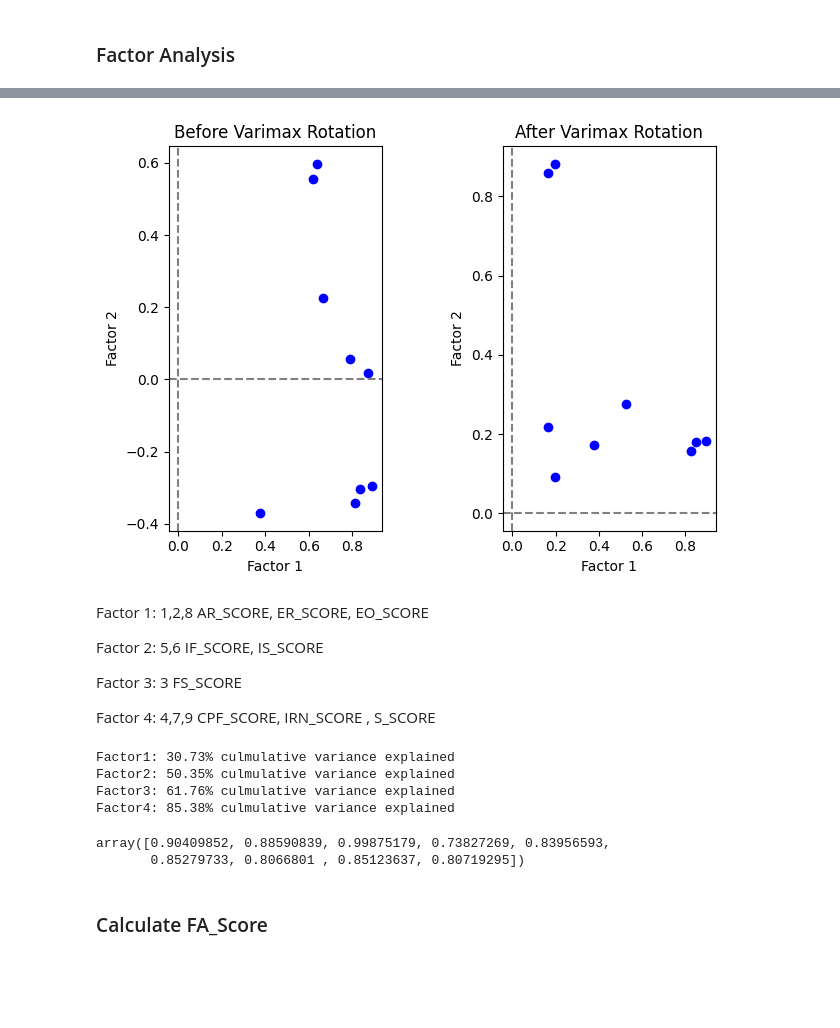
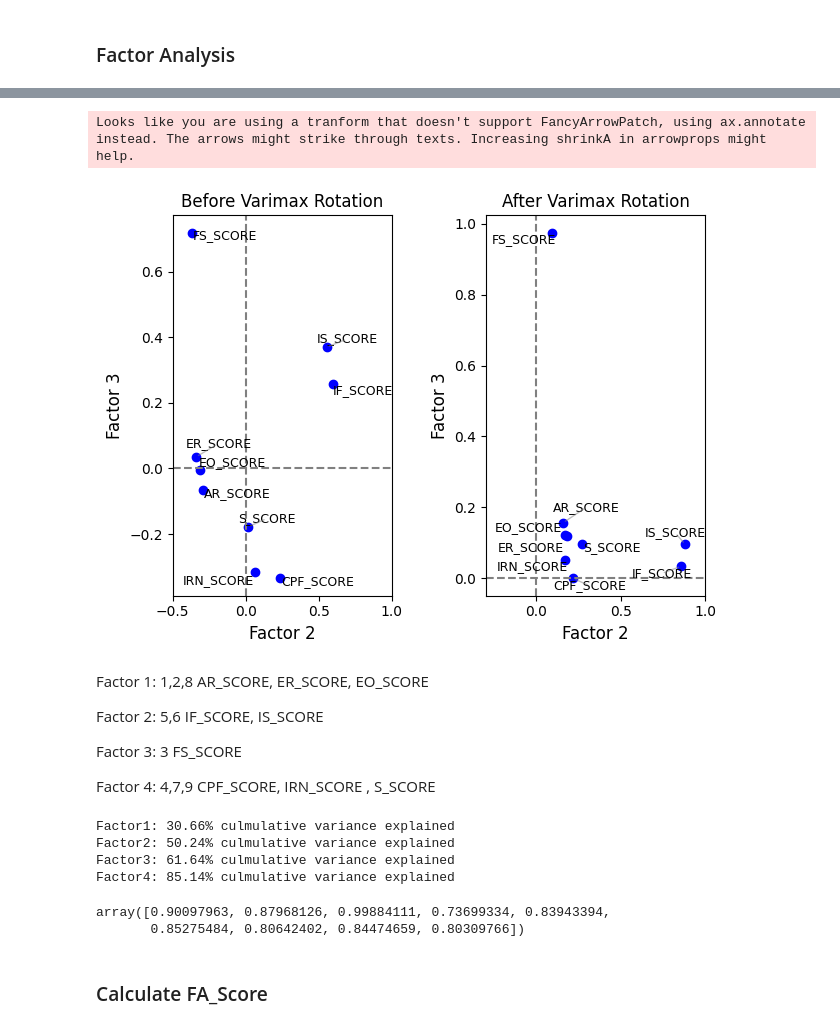
Before and after one commit to GZElysia/uni_ranking_analysis, a Jupyter notebook: Model_Construction_QS.ipynb, the cells around one changed output, grey strips where cells are left out. Cells and saved outputs as stored; diff of their text form; code cells hidden in the pictures; blank space fills up the shorter version.

```diff
--- a/Model_Construction_QS.ipynb
+++ b/Model_Construction_QS.ipynb
@@ -15,5 +45,17 @@ import seaborn as sns
 # %%
-data = pd.read_csv("datasets/imputed_data_QS.csv")
+data1 = pd.read_csv("datasets\imputed_data_QS_RF.csv")
+data2 = pd.read_csv("datasets\imputed_data_QS_XGB.csv")
+data2_sub = data2[['Institution Name', 'Year', 'IRN_SCORE', 'EO_SCORE', 'S_SCORE']]
+# 进行合并
+merged_df = pd.merge(data1, data2_sub, on=['Institution Name', 'Year'], how='left')
+# 计算平均值并创建新列
+merged_df['IRN_SCORE'] = (merged_df['IRN_SCORE_x'] + merged_df['IRN_SCORE_y']) / 2
+merged_df['EO_SCORE']  = (merged_df['EO_SCORE_x']  + merged_df['EO_SCORE_y'])  / 2
+merged_df['S_SCORE']   = (merged_df['S_SCORE_x']   + merged_df['S_SCORE_y'])   / 2
+merged_df.drop(columns=['IRN_SCORE_x', 'IRN_SCORE_y',
+                        'EO_SCORE_x',  'EO_SCORE_y',
+                        'S_SCORE_x',   'S_SCORE_y'], inplace=True)
+data = merged_df
 numeric_data = data.drop(columns=['Rank', 'Institution Name', 'Country', 'Year','CS','CF','RI','Age','STA','Overall'])
 numeric_data_standardized = (numeric_data - numeric_data.mean()) / numeric_data.std()
 # %%
@@ -98,6 +157,11 @@ loadings = pd.DataFrame(
     index = numeric_data_standardized.columns,
     columns=['Factor1', 'Factor2','Factor3','Factor4']
 )
+loadings1 = pd.DataFrame(
+    fa1.loadings_,
+    index = numeric_data_standardized.columns,
+    columns=['Factor1', 'Factor2','Factor3','Factor4']
+)
 print("Loading matrix：\n", loadings)
 # %% [output]
 Loading matrix：
@@ -114,25 +178,57 @@ S_SCORE    0.524327  0.275551  0.096979  0.668536
 # %%
 # Plot the difference of using rotation
 plt.subplot(1, 2, 1)
-plt.scatter(fa1.loadings_[:, 0], fa1.loadings_[:, 1], c='blue')
+plt.scatter(fa1.loadings_[:, 1], fa1.loadings_[:, 2], c='blue')
 plt.axhline(0, color='gray', linestyle='--')
 plt.axvline(0, color='gray', linestyle='--')
 plt.title("Before Varimax Rotation")
-plt.xlabel("Factor 1")
-plt.ylabel("Factor 2")
+plt.xlabel("Factor 2",fontsize=12)
+plt.ylabel("Factor 3",fontsize=12)
+plt.xlim(-0.5, 1)
+texts = []
+for i, txt in enumerate(loadings.index):
+    texts.append(plt.text(loadings1.iloc[i, 1], loadings1.iloc[i, 2], txt, ha='center',va='center',fontsize=9))
+adjust_text(
+    texts,
+    x=fa1.loadings_[:, 1],
+    y=fa1.loadings_[:, 2],
+    arrowprops=dict(arrowstyle='-', color='gray', alpha=0.5),
+    force_points=0.2,
+    force_text=0.2,
+    expand_points=(1.2, 1.2),
+    expand_text=(1.2, 1.2),
+    lim=500
+)
 
 plt.subplot(1, 2, 2)
-plt.scatter(fa.loadings_[:, 0], fa.loadings_[:, 1], c='blue')
+plt.scatter(fa.loadings_[:, 1], fa.loadings_[:, 2], c='blue')
 plt.axhline(0, color='gray', linestyle='--')
 plt.axvline(0, color='gray', linestyle='--')
 plt.title("After Varimax Rotation")
-plt.xlabel("Factor 1")
-plt.ylabel("Factor 2")
+plt.xlabel("Factor 2",fontsize=12)
+plt.ylabel("Factor 3",fontsize=12)
+plt.xlim(-0.3, 1)
 
-plt.tight_layout(w_pad=5.0, h_pad=2.0)
+texts = []
+for i, txt in enumerate(loadings.index):
+    texts.append(plt.text(loadings.iloc[i, 1], loadings.iloc[i, 2], txt, ha='center',va='center',fontsize=9))
+
+adjust_text(
+    texts,
+    x=fa.loadings_[:, 1],
+    y=fa.loadings_[:, 2],
+    arrowprops=dict(arrowstyle='-', color='gray', alpha=0.5),
+    force_points=0.2,
+    force_text=0.2,
+    expand_points=(1.2, 1.2),
+    expand_text=(1.2, 1.2),
+    lim=500
+)
+plt.tight_layout(w_pad=2.0, h_pad=2.0)
 plt.show()
 # %% [output]
+Looks like you are using a tranform that doesn't support FancyArrowPatch, using ax.annotate instead. The arrows might strike through texts. Increasing shrinkA in arrowprops might help.
-[figure, old version]
+[figure, new version]
 # %% [markdown]
 Factor 1: 1,2,8  AR_SCORE, ER_SCORE, EO_SCORE
 
@@ -146,15 +242,15 @@ cum_explained_variance_ratio = fa.get_factor_variance()
 for i, var in enumerate(cum_explained_variance_ratio[2], start=1):
     print(f"Factor{i}: {var * 100:.2f}% culmulative variance explained")
 # %% [output]
-Factor1: 30.73% culmulative variance explained
-Factor2: 50.35% culmulative variance explained
-Factor3: 61.76% culmulative variance explained
-Factor4: 85.38% culmulative variance explained
+Factor1: 30.66% culmulative variance explained
+Factor2: 50.24% culmulative variance explained
+Factor3: 61.64% culmulative variance explained
+Factor4: 85.14% culmulative variance explained
 # %%
 fa.get_communalities()
 # %% [output]
-array([0.90409852, 0.88590839, 0.99875179, 0.73827269, 0.83956593,
-       0.85279733, 0.8066801 , 0.85123637, 0.80719295])
+array([0.90097963, 0.87968126, 0.99884111, 0.73699334, 0.83943394,
+       0.85275484, 0.80642402, 0.84474659, 0.80309766])
 # %% [markdown]
 ### Calculate FA_Score
 # %%
```
Also changed, not shown: parts of 15 cells of this notebook, 7 other files.
